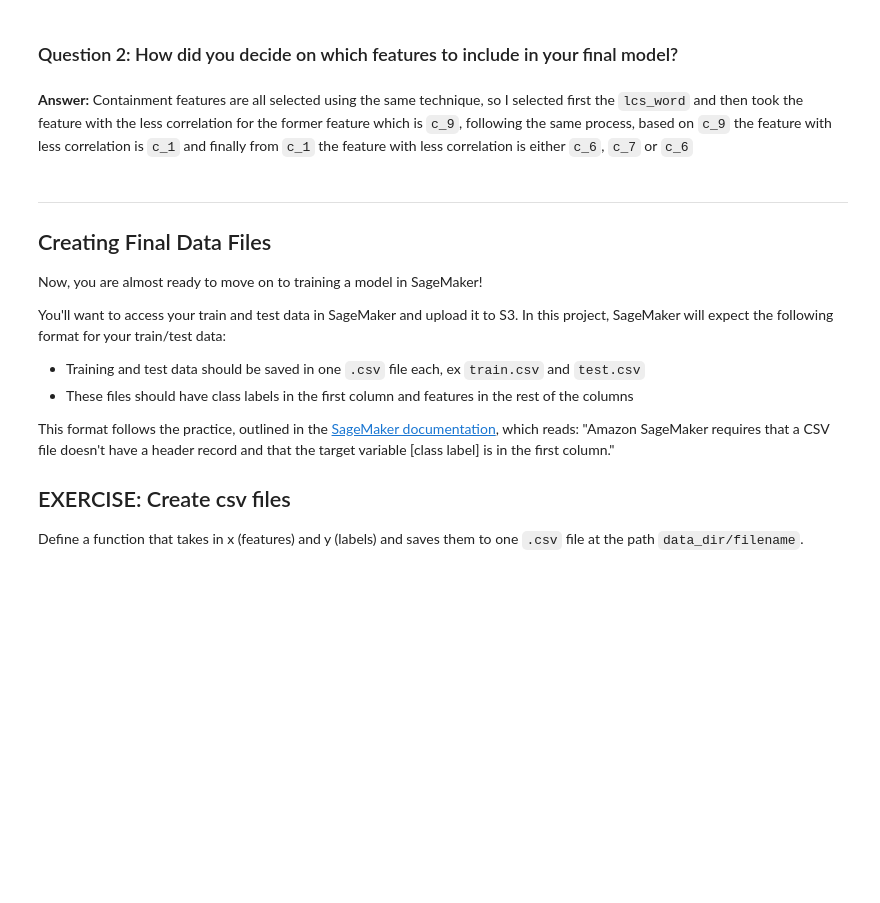
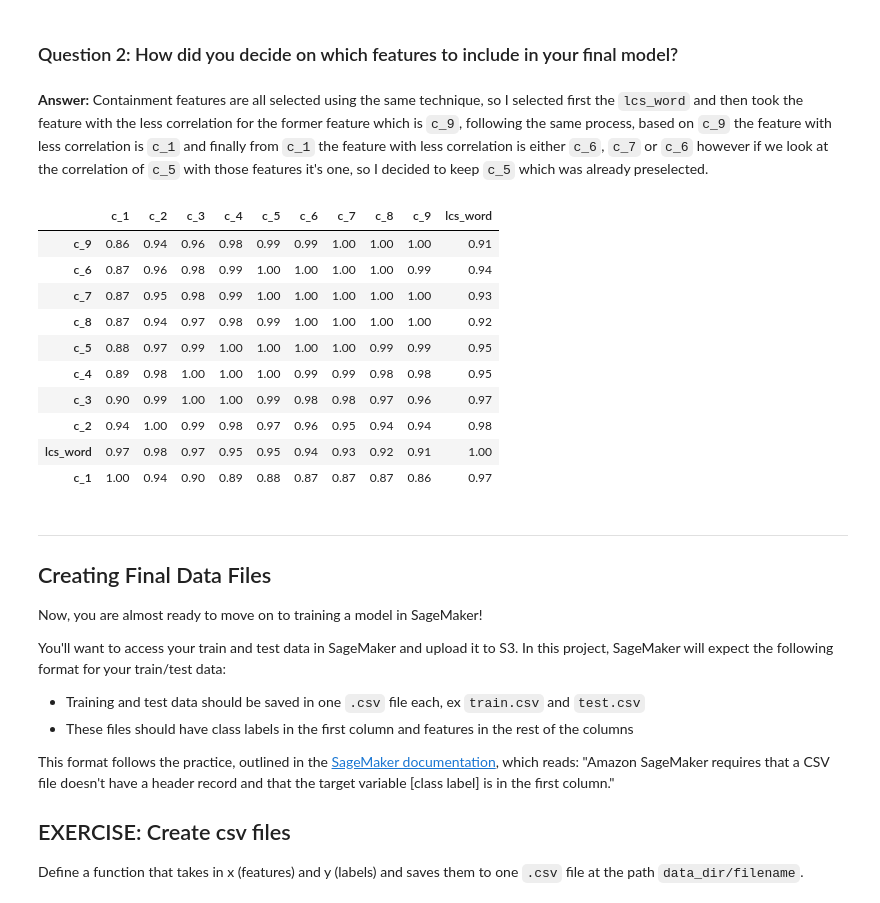
Before and after one commit to DanielaVelasquez/plagiarism-detector, a Jupyter notebook: 2_Plagiarism_Feature_Engineering.ipynb, the cells around one changed output. Cells and saved outputs as stored; diff of their text form; code cells hidden in the pictures; blank space fills up the shorter version.

```diff
--- a/2_Plagiarism_Feature_Engineering.ipynb
+++ b/2_Plagiarism_Feature_Engineering.ipynb
@@ -881,7 +878,21 @@ print('Training df sample: \n', train_x[:10])
 ### Question 2: How did you decide on which features to include in your final model?
 # %% [markdown]
 **Answer:**
-Containment features are all selected using the same technique, so I selected first the `lcs_word` and then took the feature with the less correlation for the former feature which is `c_9`, following the same process, based on `c_9` the feature with less correlation is `c_1` and finally from `c_1` the feature with less correlation is either `c_6`, `c_7` or `c_6`
+Containment features are all selected using the same technique, so I selected first the `lcs_word` and then took the feature with the less correlation for the former feature which is `c_9`, following the same process, based on `c_9` the feature with less correlation is `c_1` and finally from `c_1` the feature with less correlation is either `c_6`, `c_7` or `c_6` however if we look at the correlation of `c_5` with those features it's one, so I decided to keep `c_5` which was already preselected.
+# %%
+corr_matrix.sort_values(by=['c_1'])
+# %% [output]
+|  | c_1 | c_2 | c_3 | c_4 | c_5 | c_6 | c_7 | c_8 | c_9 | lcs_word |
+| c_9 | 0.86 | 0.94 | 0.96 | 0.98 | 0.99 | 0.99 | 1.00 | 1.00 | 1.00 | 0.91 |
+| c_6 | 0.87 | 0.96 | 0.98 | 0.99 | 1.00 | 1.00 | 1.00 | 1.00 | 0.99 | 0.94 |
+| c_7 | 0.87 | 0.95 | 0.98 | 0.99 | 1.00 | 1.00 | 1.00 | 1.00 | 1.00 | 0.93 |
+| c_8 | 0.87 | 0.94 | 0.97 | 0.98 | 0.99 | 1.00 | 1.00 | 1.00 | 1.00 | 0.92 |
+| c_5 | 0.88 | 0.97 | 0.99 | 1.00 | 1.00 | 1.00 | 1.00 | 0.99 | 0.99 | 0.95 |
+| c_4 | 0.89 | 0.98 | 1.00 | 1.00 | 1.00 | 0.99 | 0.99 | 0.98 | 0.98 | 0.95 |
+| c_3 | 0.90 | 0.99 | 1.00 | 1.00 | 0.99 | 0.98 | 0.98 | 0.97 | 0.96 | 0.97 |
+| c_2 | 0.94 | 1.00 | 0.99 | 0.98 | 0.97 | 0.96 | 0.95 | 0.94 | 0.94 | 0.98 |
+| lcs_word | 0.97 | 0.98 | 0.97 | 0.95 | 0.95 | 0.94 | 0.93 | 0.92 | 0.91 | 1.00 |
+| c_1 | 1.00 | 0.94 | 0.90 | 0.89 | 0.88 | 0.87 | 0.87 | 0.87 | 0.86 | 0.97 |
 # %% [markdown]
 ---
 ## Creating Final Data Files
```
Also changed, not shown: parts of 6 cells of this notebook.
